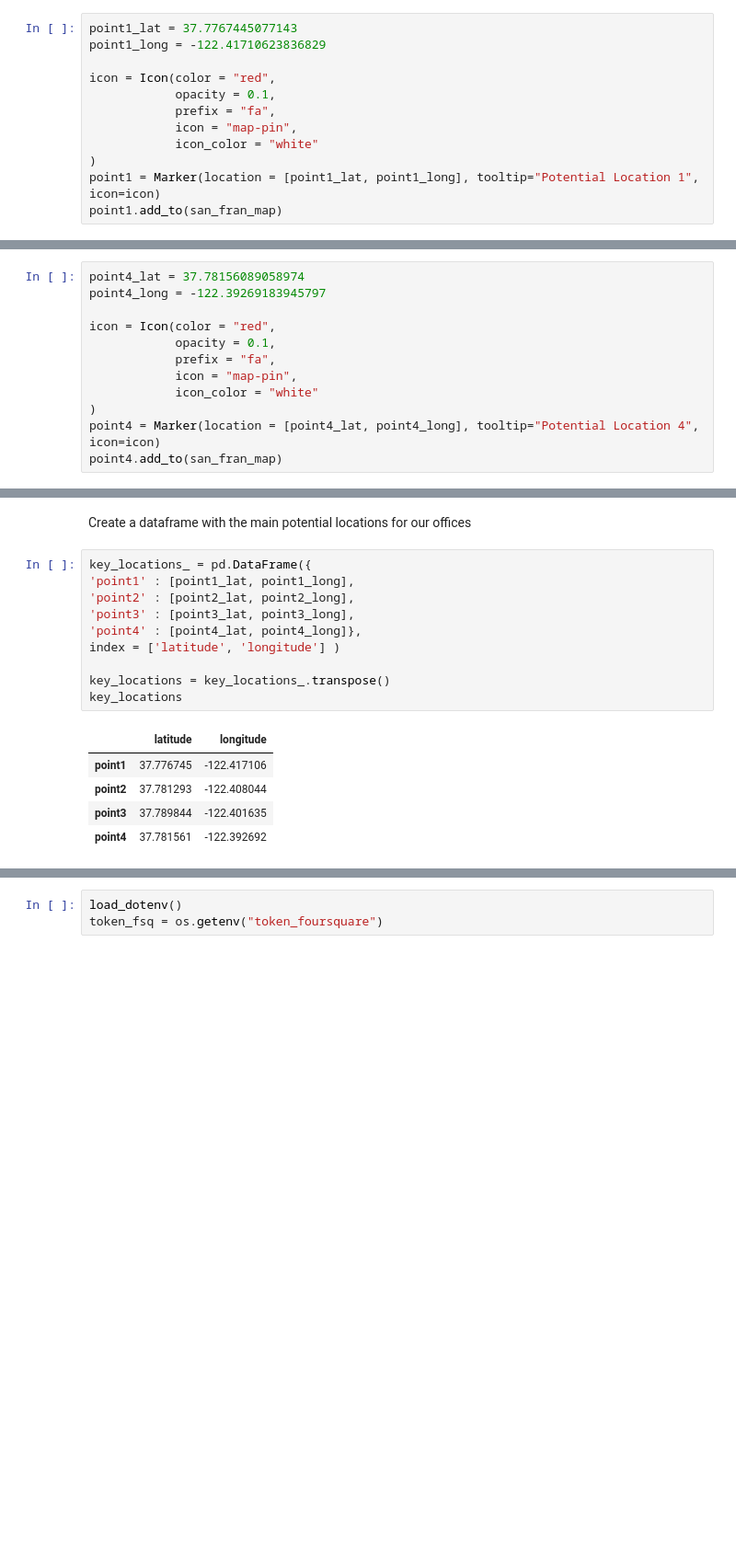
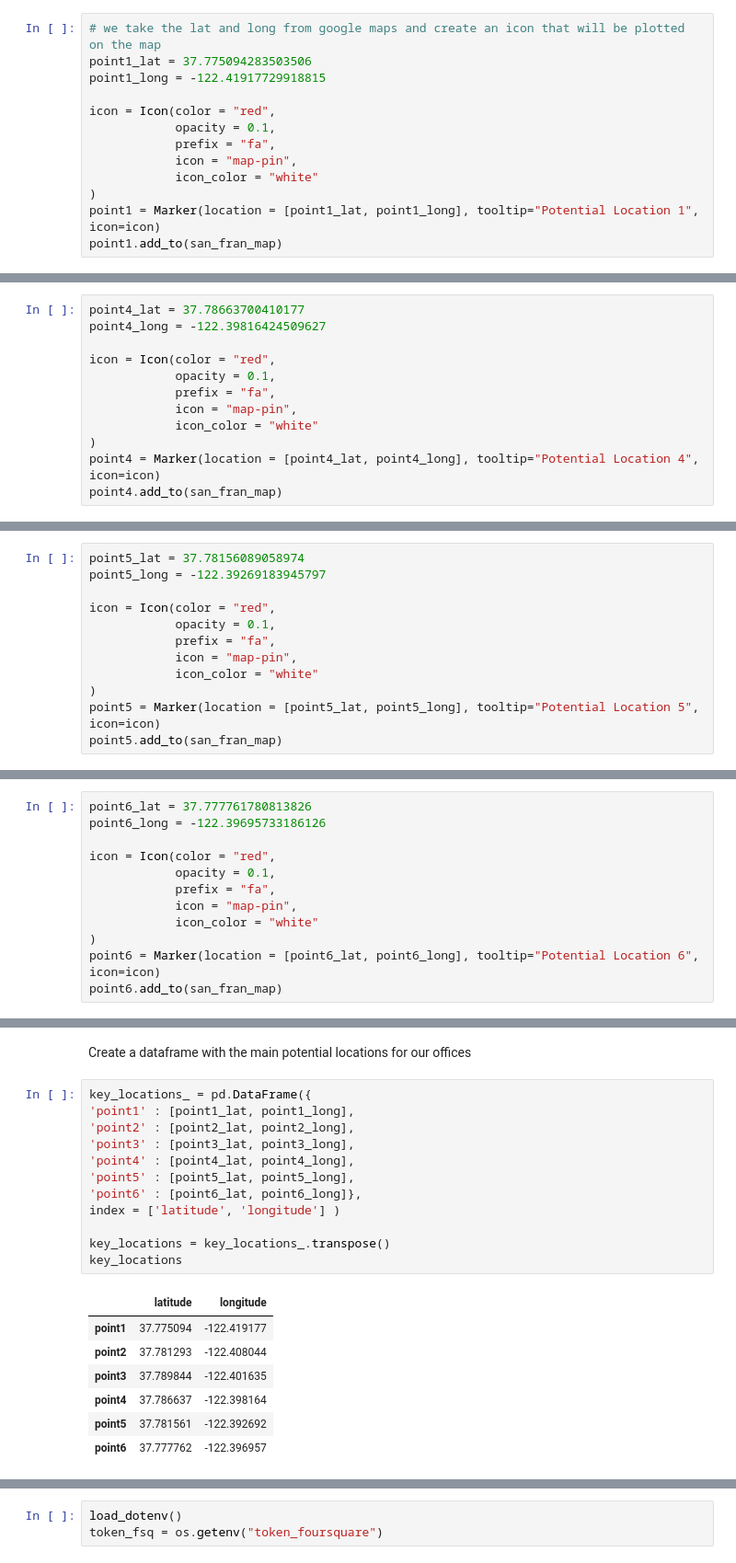
Before and after one commit to litosmunoz/Exploring-San-Francisco, a Jupyter notebook: output/main.ipynb, the cells around one changed output, grey strips where cells are left out. Shown: that part at 92% size. Drawn from its saved outputs; the diff is of its cells as text; blank space fills up the shorter version.

```diff
--- a/output/main.ipynb
+++ b/output/main.ipynb
@@ -217,6 +247,7 @@ folium.LayerControl(collapsed=False, position="topleft").add_to(san_fran_map)
 # %%
-point1_lat = 37.7767445077143
-point1_long = -122.41710623836829
+# we take the lat and long from google maps and create an icon that will be plotted on the map
+point1_lat = 37.775094283503506
+point1_long = -122.41917729918815
 
 icon = Icon(color = "red",
             opacity = 0.1,
@@ -257,8 +288,8 @@ point3.add_to(san_fran_map)
 # %% [output]
 <folium.map.Marker at 0x...>
 # %%
-point4_lat = 37.78156089058974
-point4_long = -122.39269183945797
+point4_lat = 37.78663700410177
+point4_long = -122.39816424509627
 
 icon = Icon(color = "red",
             opacity = 0.1,
@@ -270,3 +301,15 @@ point4 = Marker(location = [point4_lat, point4_long], tooltip="Potential Locatio
 point4.add_to(san_fran_map)
 # %% [output]
 <folium.map.Marker at 0x...>
+# %%
+point5_lat = 37.78156089058974
+point5_long = -122.39269183945797
+
+icon = Icon(color = "red",
+            opacity = 0.1,
+            prefix = "fa",
+            icon = "map-pin",
+            icon_color = "white"
+)
+point5 = Marker(location = [point5_lat, point5_long], tooltip="Potential Location 5", icon=icon)
+point5.add_to(san_fran_map)
@@ -272,0 +318,12 @@ point4.add_to(san_fran_map)
+# %%
+point6_lat = 37.777761780813826
+point6_long = -122.39695733186126
+
+icon = Icon(color = "red",
+            opacity = 0.1,
+            prefix = "fa",
+            icon = "map-pin",
+            icon_color = "white"
+)
+point6 = Marker(location = [point6_lat, point6_long], tooltip="Potential Location 6", icon=icon)
+point6.add_to(san_fran_map)
@@ -279,17 +338,21 @@ Create a dataframe with the main potential locations for our offices
 # %%
 key_locations_ = pd.DataFrame({
 'point1' : [point1_lat, point1_long],
 'point2' : [point2_lat, point2_long],
 'point3' : [point3_lat, point3_long],
-'point4' : [point4_lat, point4_long]},
+'point4' : [point4_lat, point4_long],
+'point5' : [point5_lat, point5_long],
+'point6' : [point6_lat, point6_long]},
 index = ['latitude', 'longitude'] )
 
 key_locations = key_locations_.transpose()
 key_locations
 # %% [output]
 |  | latitude | longitude |
-| point1 | 37.776745 | -122.417106 |
+| point1 | 37.775094 | -122.419177 |
 | point2 | 37.781293 | -122.408044 |
 | point3 | 37.789844 | -122.401635 |
-| point4 | 37.781561 | -122.392692 |
+| point4 | 37.786637 | -122.398164 |
+| point5 | 37.781561 | -122.392692 |
+| point6 | 37.777762 | -122.396957 |
 # %% [markdown]
```
Also changed, not shown: parts of 61 cells of this notebook.
